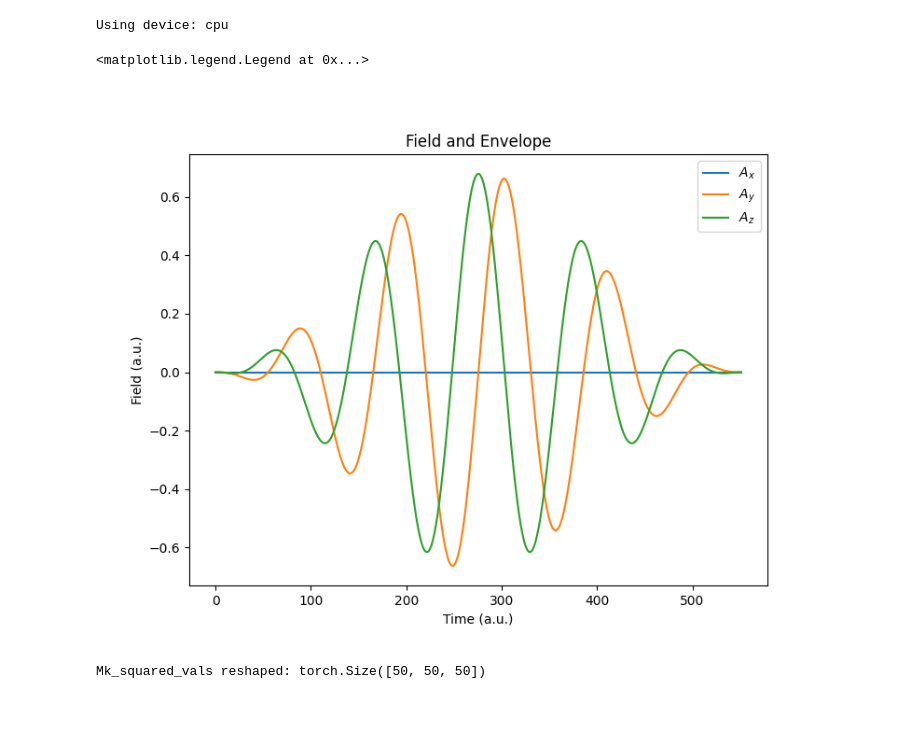
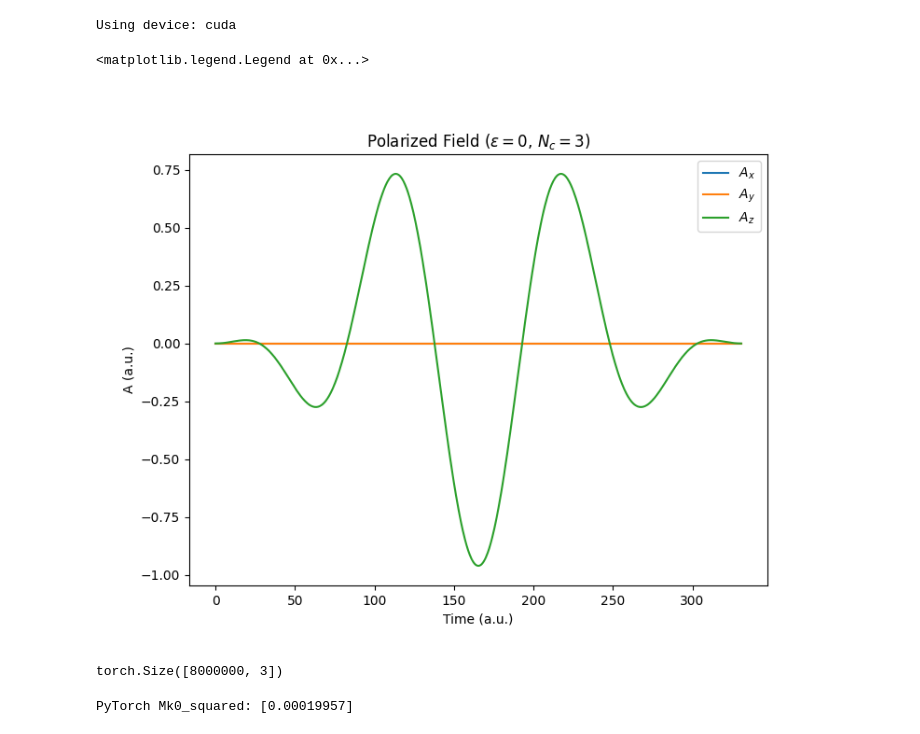
Before and after one commit to Kschloms/Ultra-fast-final-pres, a Jupyter notebook: plot_with_single_int_pytorch.ipynb, the cells around one changed output. Drawn from its saved outputs; the diff is of its cells as text; code cells hidden in the pictures.

```diff
--- a/plot_with_single_int_pytorch.ipynb
+++ b/plot_with_single_int_pytorch.ipynb
@@ -8,9 +8,9 @@ import ipywidgets as widgets
 import matplotlib.colors as colors
 # %%
 #Field parameters
-Nc = 5 #Field revolutions in envelope
-eps = 1 #(-1,0,1), Polarization of light
-phi = torch.pi #Phase difference between envelope and field
+Nc = 3 #Field revolutions in envelope
+eps = 0 #(-1,0,1), Polarization of light
+phi = 0 #Phase difference between envelope and field
 #all values in au
 wl = 0.057 #800nm wavelength
 I = 0.003 #I=10^14 w/cm^2
@@ -21,48 +21,58 @@ device = 'cuda' if torch.cuda.is_available() else 'cpu'
 # device = 'cpu' # Uncomment this line to force CPU usage
 M1 = M_torch(Nc, eps, phi, wl, I, E0, res, device=device)
 # %% [output]
-Using device: cpu
+Using device: cuda
 # %%
 fig, ax = plt.subplots(1, 1, figsize=(8, 6))
-ax.set_title('Field and Envelope')
 ax.set_xlabel('Time (a.u.)')
-ax.set_ylabel('Field (a.u.)')
+ax.set_ylabel('A (a.u.)')
 A = M1.As
 ax.plot(M1.ts.cpu().numpy(), A[0].cpu().numpy(), label='$A_x$')
 ax.plot(M1.ts.cpu().numpy(), A[1].cpu().numpy(), label='$A_y$')
 ax.plot(M1.ts.cpu().numpy(), A[2].cpu().numpy(), label='$A_z$')
+ax.set_title(r"Polarized Field ($\epsilon=$" + f"{eps}" + r", $N_c=$" + f"{Nc})")
 ax.legend()
 # %% [output]
 <matplotlib.legend.Legend at 0x...>
-[figure, old version]
+[figure, new version]
 # %%
 # Define grid ranges and resolution
 k_start = -2
 k_end = 2
-num_steps = 50
+num_steps = 200
 kxs = torch.linspace(k_start, k_end, steps=num_steps, device=device)
 kys = torch.linspace(k_start, k_end, steps=num_steps, device=device)
 kzs = torch.linspace(k_start, k_end, steps=num_steps, device=device)
 
 # Create meshgrid
-kxs_grid, kys_grid, kzs_grid = torch.meshgrid(torch.zeros_like(kxs), kys, kzs, indexing='ij')
+kxs_grid, kys_grid, kzs_grid = torch.meshgrid(kxs, kys, kzs, indexing='ij')
 
 # Stack and reshape to (N, 3)
 ks = torch.stack([kxs_grid, kys_grid, kzs_grid], dim=-1).reshape(-1, 3)
+print(ks.shape)
+# %% [output]
+torch.Size([8000000, 3])
+# %%
+k_test_torch = torch.tensor([[0.0, 0.0, 0.5]], device=device, dtype=torch.float64)
+print("PyTorch Mk0_squared:", M1.Mk0_squared(k_test_torch).cpu().numpy())
+# %% [output]
+PyTorch Mk0_squared: [0.00019957]
 # %%
 batch_size = 5000  # Adjust based on your GPU memory
 Mk_squared_vals = []
 
-for i in range(0, ks.shape[0], batch_size):
-    ks_batch = ks[i:i+batch_size]
-    Mk_batch = M1.Mk0_squared(ks_batch)
-    Mk_squared_vals.append(Mk_batch.cpu())  # Move to CPU to free GPU memory
+with torch.no_grad():
+    # Calculate Mk_squared in batches
+    for i in range(0, ks.shape[0], batch_size):
+        ks_batch = ks[i:i+batch_size]
+        Mk_batch = M1.Mk0_squared(ks_batch)
+        Mk_squared_vals.append(Mk_batch.cpu())  # Move to CPU to free GPU memory
 
 Mk_squared_vals = torch.cat(Mk_squared_vals)
 Mk_squared_vals = Mk_squared_vals.reshape(kxs_grid.shape)
-print('Mk_squared_vals reshaped:', Mk_squared_vals.shape)
+
+#Normalize the values to the range [0, 1]
+Mk_squared_vals = Mk_squared_vals / Mk_squared_vals.max()
-# %% [output]
-Mk_squared_vals reshaped: torch.Size([50, 50, 50])
 # %%
 # fig, ax = plt.subplots(1, 1, figsize=(8, 6))
 # ax.set_title('Mk_squared')
```
Also changed, not shown: parts of 3 cells of this notebook, 8 other files.
